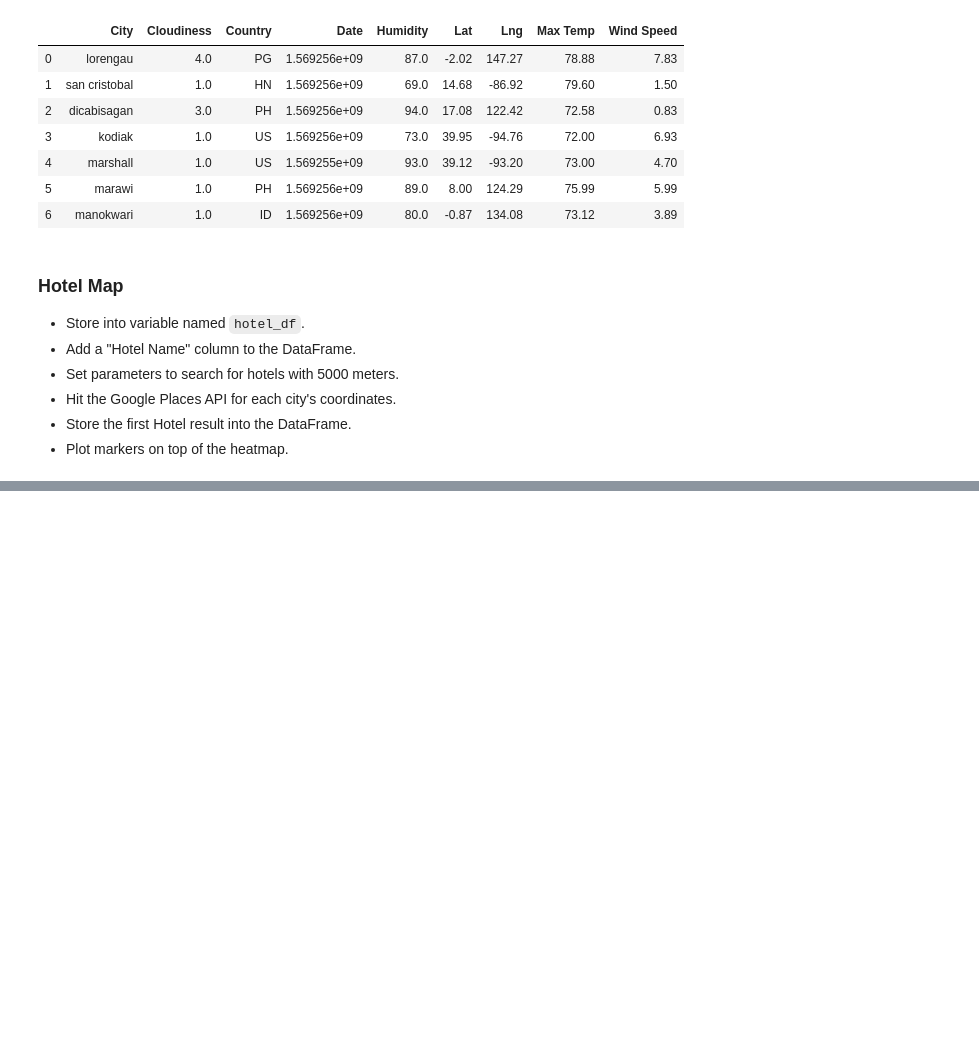
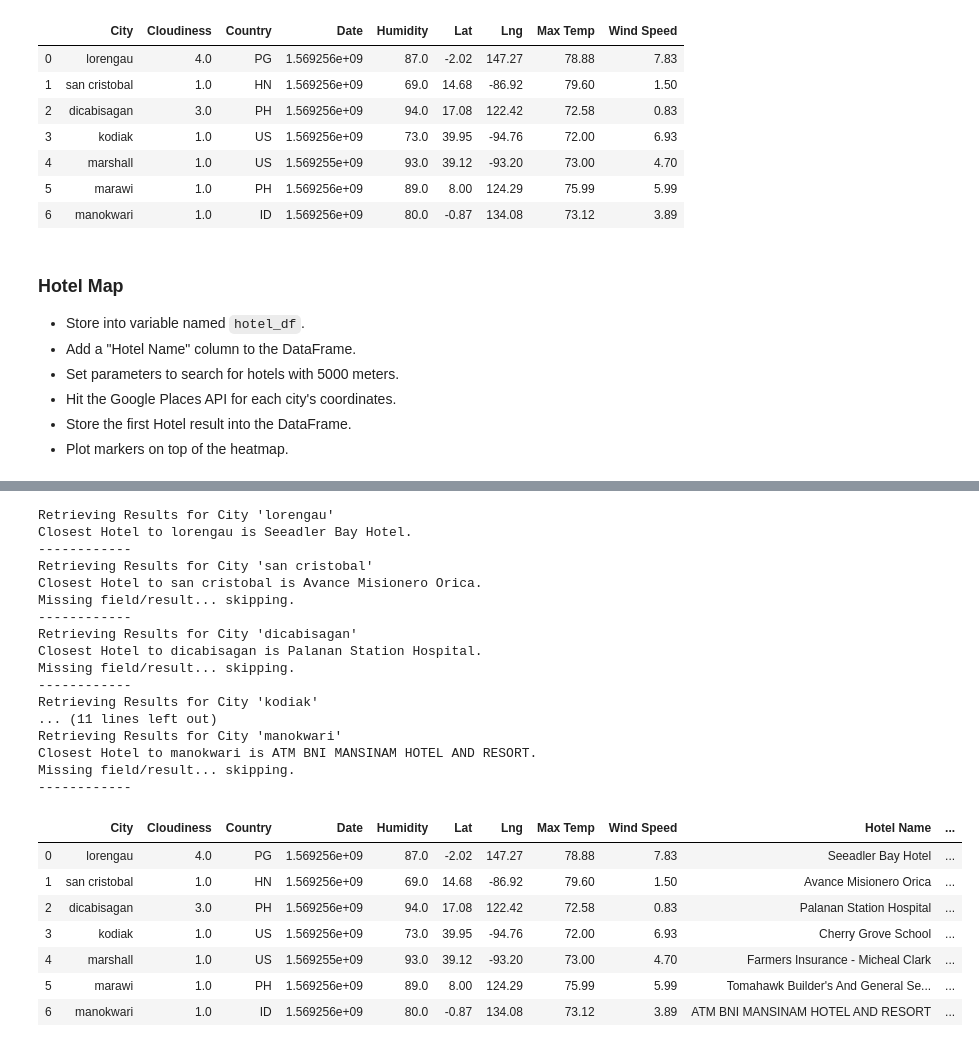
Before and after one commit to cemoga/python-api-challenge, a Jupyter notebook: WeatherPy/VacationPy.ipynb, the cells around one changed output, grey strips where cells are left out. Saved outputs shown, nothing was run; the diff lists cells and outputs as text; code cells hidden in the pictures; blank space fills up the shorter version.

Commit message:
Two maps working
All the code is clean and it is working
Missing commenting the results

```diff
--- a/WeatherPy/VacationPy.ipynb
+++ b/WeatherPy/VacationPy.ipynb
@@ -120,3 +154,64 @@ cities_nice
+# %%
+i = 0
+
+for index, row in hotel_df.iterrows():
+#    if i == 0:
+        # add keyword to params dict
+        lat = hotel_df.iloc[index]['Lat']
+        long = hotel_df.iloc[index]['Lng']
+        location = f'{lat}, {long}'
+        params['location'] = location
+
+        # assemble url and make API request
+        city = hotel_df.iloc[index]['City']
+        print(f"Retrieving Results for City '{city}'")
+        response = requests.get(base_url, params=params).json()
+
+        # Pretty print json to find the results
+        #print(json.dumps(response, indent=4, sort_keys=True))
+
+        # extract results
+        results = response['results']
+
+        try:
+            print(f"Closest Hotel to {city} is {results[0]['name']}.")
+
+            hotel_df.loc[index, 'Hotel Name'] = results[0]['name']
+            hotel_df.loc[index, 'Address'] = results[0]['vicinity']
+            hotel_df.loc[index, 'User Ratings'] = results[0]['user_ratings_total']
+            hotel_df.loc[index, 'Rating'] = results[0]['rating']
+
+        except (KeyError, IndexError):
+            print("Missing field/result... skipping.")
+
+        print("------------")
+hotel_df
+# %% [output]
+Retrieving Results for City 'lorengau'
+Closest Hotel to lorengau is Seeadler Bay Hotel.
+------------
+Retrieving Results for City 'san cristobal'
+Closest Hotel to san cristobal is Avance Misionero Orica.
+Missing field/result... skipping.
+------------
+Retrieving Results for City 'dicabisagan'
+Closest Hotel to dicabisagan is Palanan Station Hospital.
+Missing field/result... skipping.
+------------
+Retrieving Results for City 'kodiak'
+... (11 lines left out)
+Retrieving Results for City 'manokwari'
+Closest Hotel to manokwari is ATM BNI MANSINAM HOTEL AND RESORT.
+Missing field/result... skipping.
+------------
+|  | City | Cloudiness | Country | Date | Humidity | Lat | Lng | Max Temp | Wind Speed | Hotel Name | ... |
+| 0 | lorengau | 4.0 | PG | 1.569256e+09 | 87.0 | -2.02 | 147.27 | 78.88 | 7.83 | Seeadler Bay Hotel | ... |
+| 1 | san cristobal | 1.0 | HN | 1.569256e+09 | 69.0 | 14.68 | -86.92 | 79.60 | 1.50 | Avance Misionero Orica | ... |
+| 2 | dicabisagan | 3.0 | PH | 1.569256e+09 | 94.0 | 17.08 | 122.42 | 72.58 | 0.83 | Palanan Station Hospital | ... |
+| 3 | kodiak | 1.0 | US | 1.569256e+09 | 73.0 | 39.95 | -94.76 | 72.00 | 6.93 | Cherry Grove School | ... |
+| 4 | marshall | 1.0 | US | 1.569255e+09 | 93.0 | 39.12 | -93.20 | 73.00 | 4.70 | Farmers Insurance - Micheal Clark | ... |
+| 5 | marawi | 1.0 | PH | 1.569256e+09 | 89.0 | 8.00 | 124.29 | 75.99 | 5.99 | Tomahawk Builder's And General Se... | ... |
+| 6 | manokwari | 1.0 | ID | 1.569256e+09 | 80.0 | -0.87 | 134.08 | 73.12 | 3.89 | ATM BNI MANSINAM HOTEL AND RESORT | ... |
 # %%
 # NOTE: Do not change any of the code in this cell
 
```
Also changed, not shown: parts of 5 cells of this notebook.
